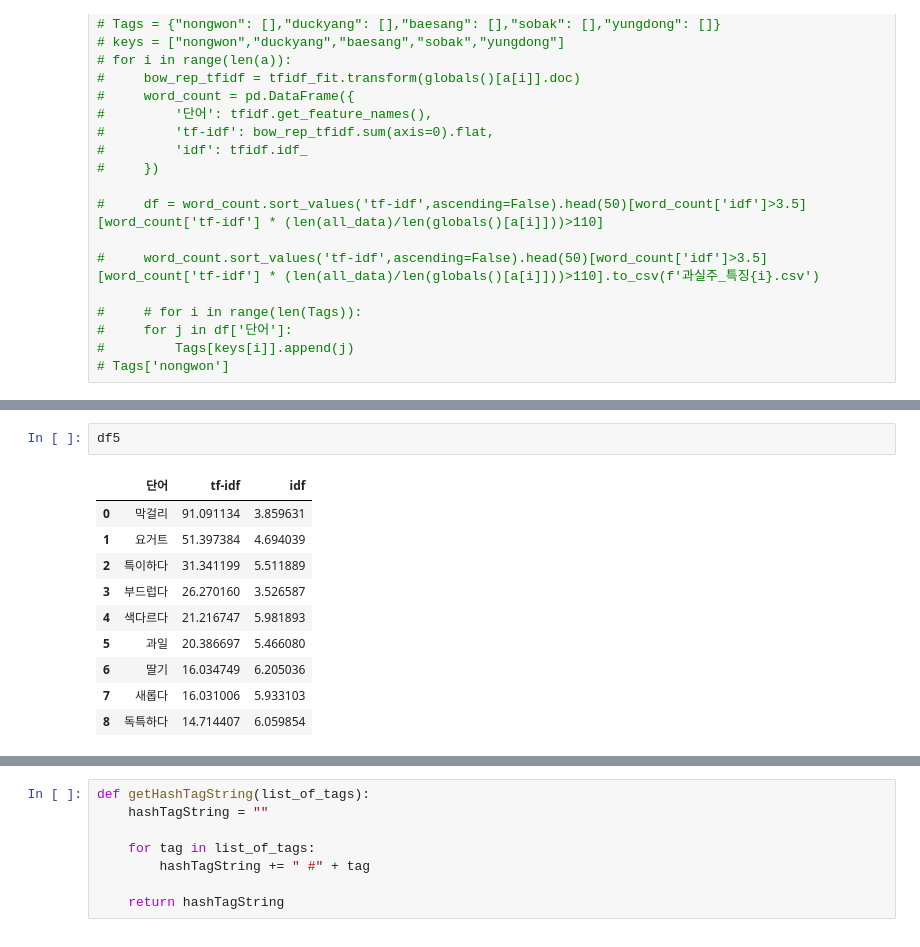
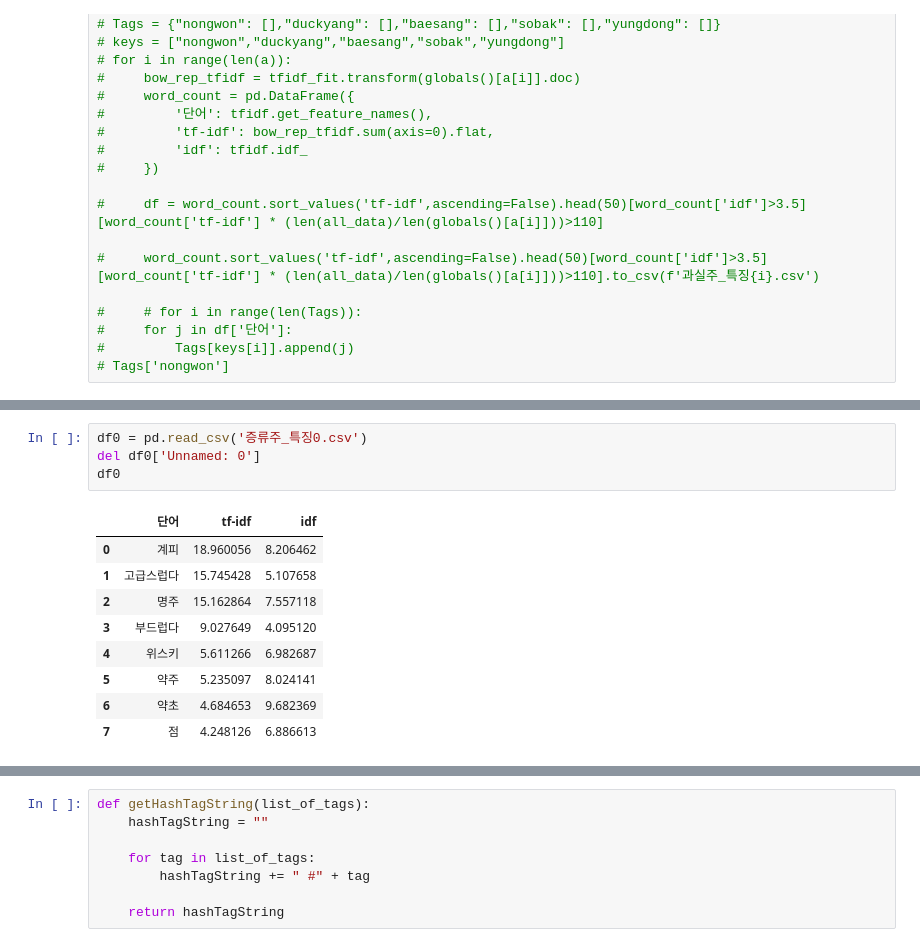
Before and after one commit to JJongSSu/Study, a Jupyter notebook: Teamproject/second/hashtag/해시태그.ipynb, the cells around one changed output, grey strips where cells are left out. Drawn from its saved outputs; the diff is of its cells as text.

```diff
--- a/Teamproject/second/hashtag/해시태그.ipynb
+++ b/Teamproject/second/hashtag/해시태그.ipynb
@@ -235,13 +213,14 @@ df4
-# %%
-df5
-# %% [output]
-|  | 단어 | tf-idf | idf |
-| 0 | 막걸리 | 91.091134 | 3.859631 |
-| 1 | 요거트 | 51.397384 | 4.694039 |
-| 2 | 특이하다 | 31.341199 | 5.511889 |
-| 3 | 부드럽다 | 26.270160 | 3.526587 |
-| 4 | 색다르다 | 21.216747 | 5.981893 |
-| 5 | 과일 | 20.386697 | 5.466080 |
-| 6 | 딸기 | 16.034749 | 6.205036 |
-| 7 | 새롭다 | 16.031006 | 5.933103 |
-| 8 | 독특하다 | 14.714407 | 6.059854 |
+# %%
+df0 = pd.read_csv('증류주_특징0.csv')
+del df0['Unnamed: 0']
+df0
+# %% [output]
+|  | 단어 | tf-idf | idf |
+| 0 | 계피 | 18.960056 | 8.206462 |
+| 1 | 고급스럽다 | 15.745428 | 5.107658 |
+| 2 | 명주 | 15.162864 | 7.557118 |
+| 3 | 부드럽다 | 9.027649 | 4.095120 |
+| 4 | 위스키 | 5.611266 | 6.982687 |
+| 5 | 약주 | 5.235097 | 8.024141 |
+| 6 | 약초 | 4.684653 | 9.682369 |
+| 7 | 점 | 4.248126 | 6.886613 |
```
Also changed, not shown: parts of 23 cells of this notebook, 26 other files.
